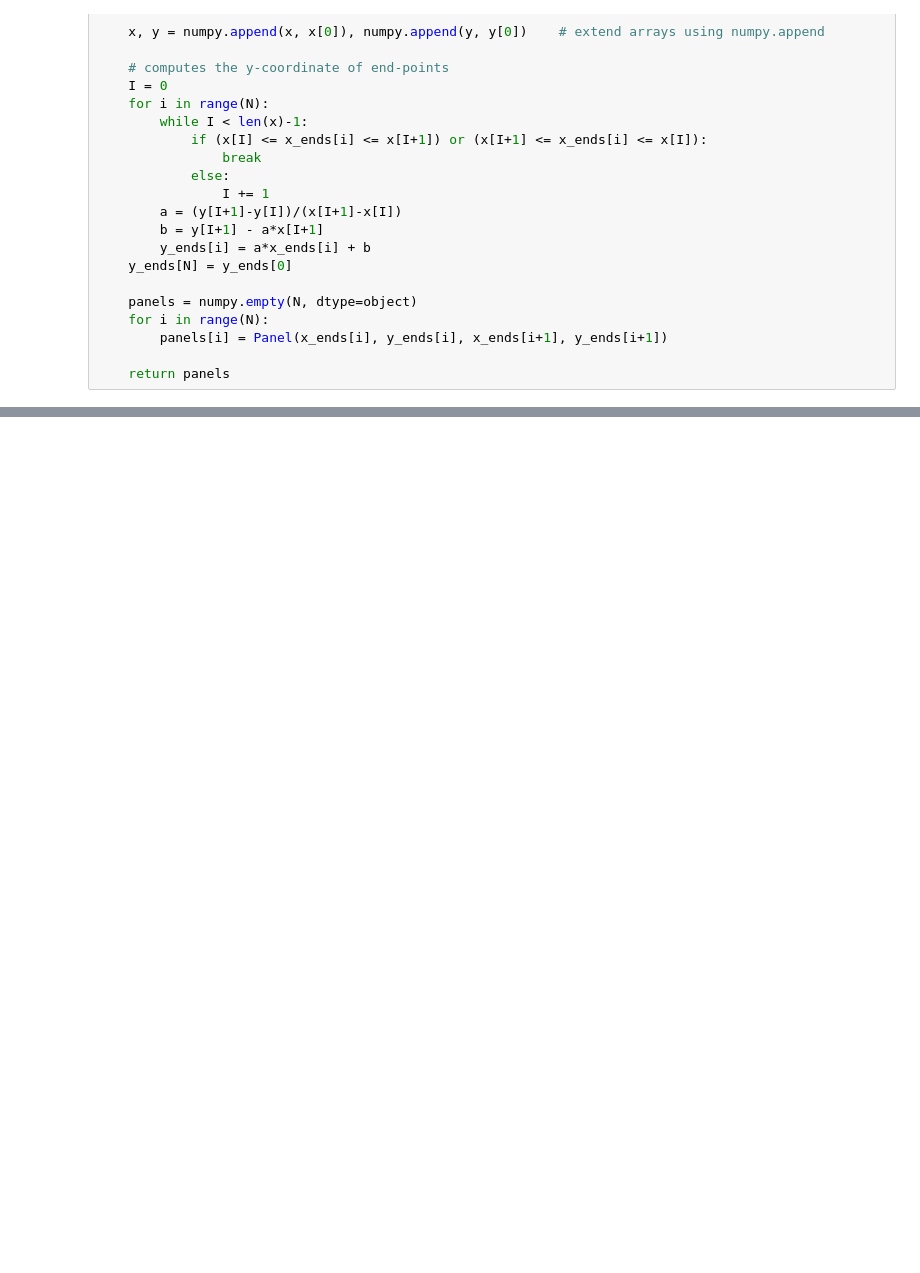
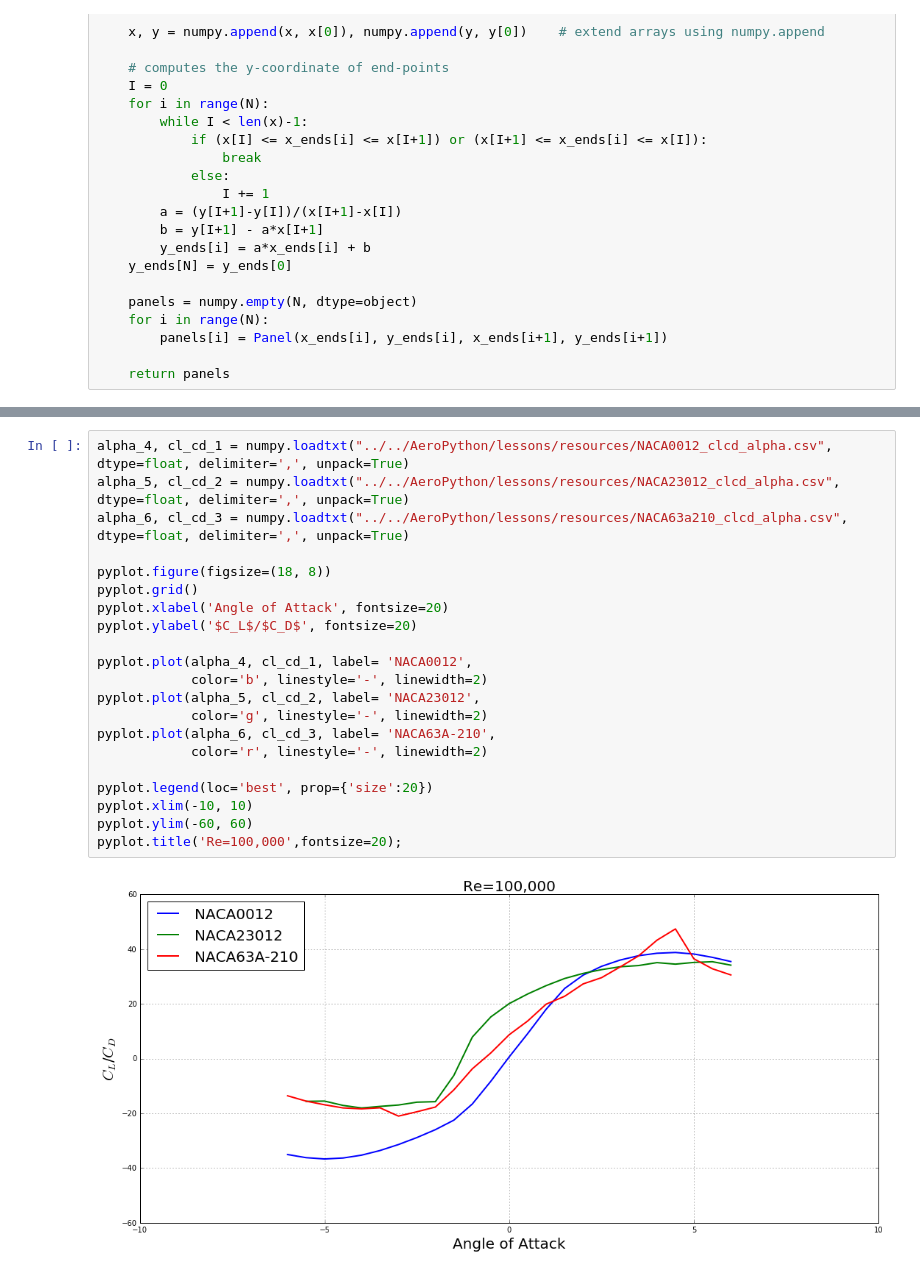
Before and after one commit to barbagroup/AeroPython-studentprojects2017, a Jupyter notebook: project-dianliu/Project-DianLiu.ipynb, the cells around one changed output, grey strips where cells are left out. Drawn from its saved outputs; the diff is of its cells as text; blank space fills up the shorter version.

```diff
--- a/project-dianliu/Project-DianLiu.ipynb
+++ b/project-dianliu/Project-DianLiu.ipynb
@@ -172,0 +340,23 @@ pyplot.ylim(-0.15, 0.15);
+# %%
+alpha_4, cl_cd_1 = numpy.loadtxt("../../AeroPython/lessons/resources/NACA0012_clcd_alpha.csv", dtype=float, delimiter=',', unpack=True)
+alpha_5, cl_cd_2 = numpy.loadtxt("../../AeroPython/lessons/resources/NACA23012_clcd_alpha.csv", dtype=float, delimiter=',', unpack=True)
+alpha_6, cl_cd_3 = numpy.loadtxt("../../AeroPython/lessons/resources/NACA63a210_clcd_alpha.csv", dtype=float, delimiter=',', unpack=True)
+
+pyplot.figure(figsize=(18, 8))
+pyplot.grid()
+pyplot.xlabel('Angle of Attack', fontsize=20)
+pyplot.ylabel('$C_L$/$C_D$', fontsize=20)
+
+pyplot.plot(alpha_4, cl_cd_1, label= 'NACA0012',
+            color='b', linestyle='-', linewidth=2)
+pyplot.plot(alpha_5, cl_cd_2, label= 'NACA23012',
+            color='g', linestyle='-', linewidth=2)
+pyplot.plot(alpha_6, cl_cd_3, label= 'NACA63A-210',
+            color='r', linestyle='-', linewidth=2)
+
+pyplot.legend(loc='best', prop={'size':20})
+pyplot.xlim(-10, 10)
+pyplot.ylim(-60, 60)
+pyplot.title('Re=100,000',fontsize=20);
+# %% [output]
+[figure, added]
```
Also changed, not shown: parts of 46 cells of this notebook.
